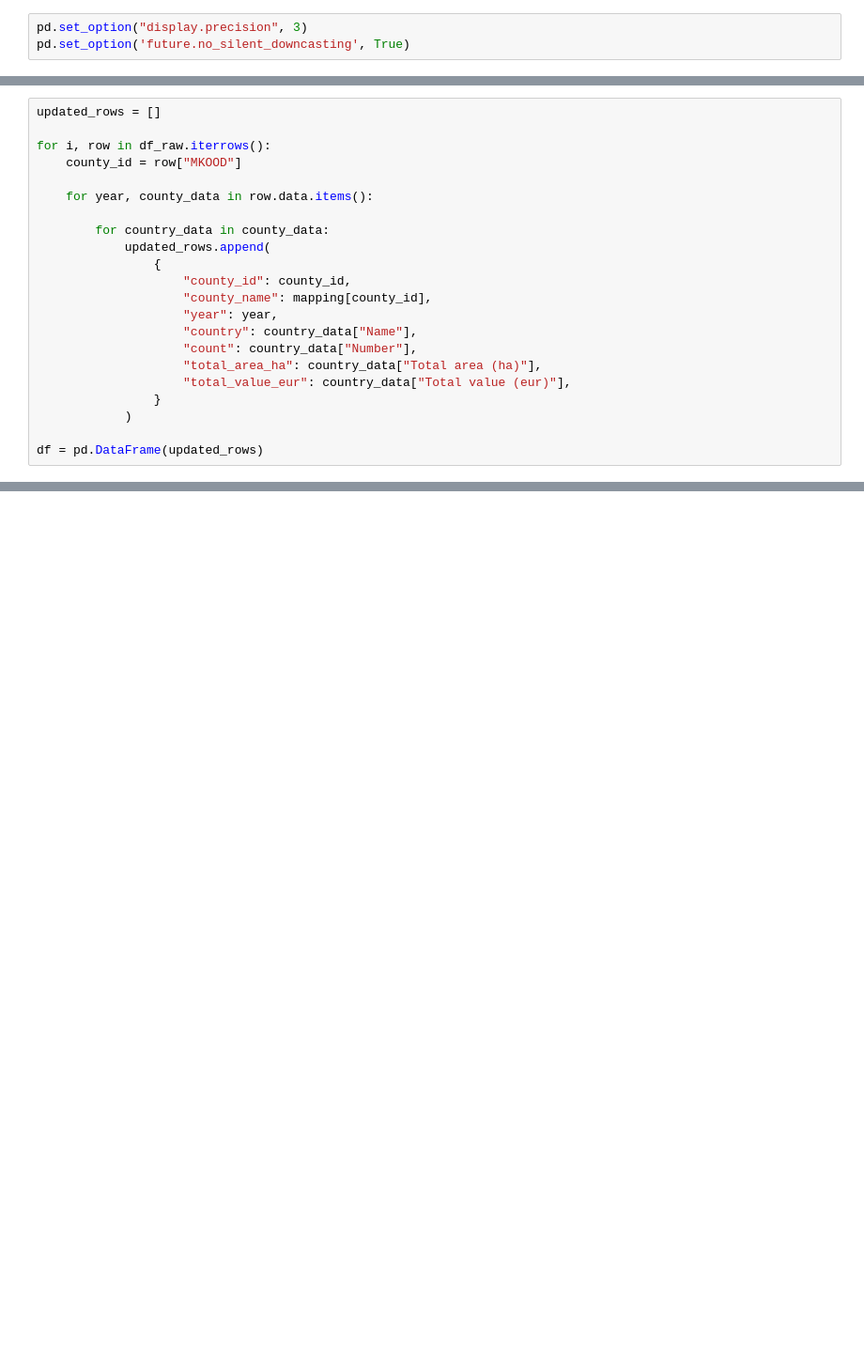
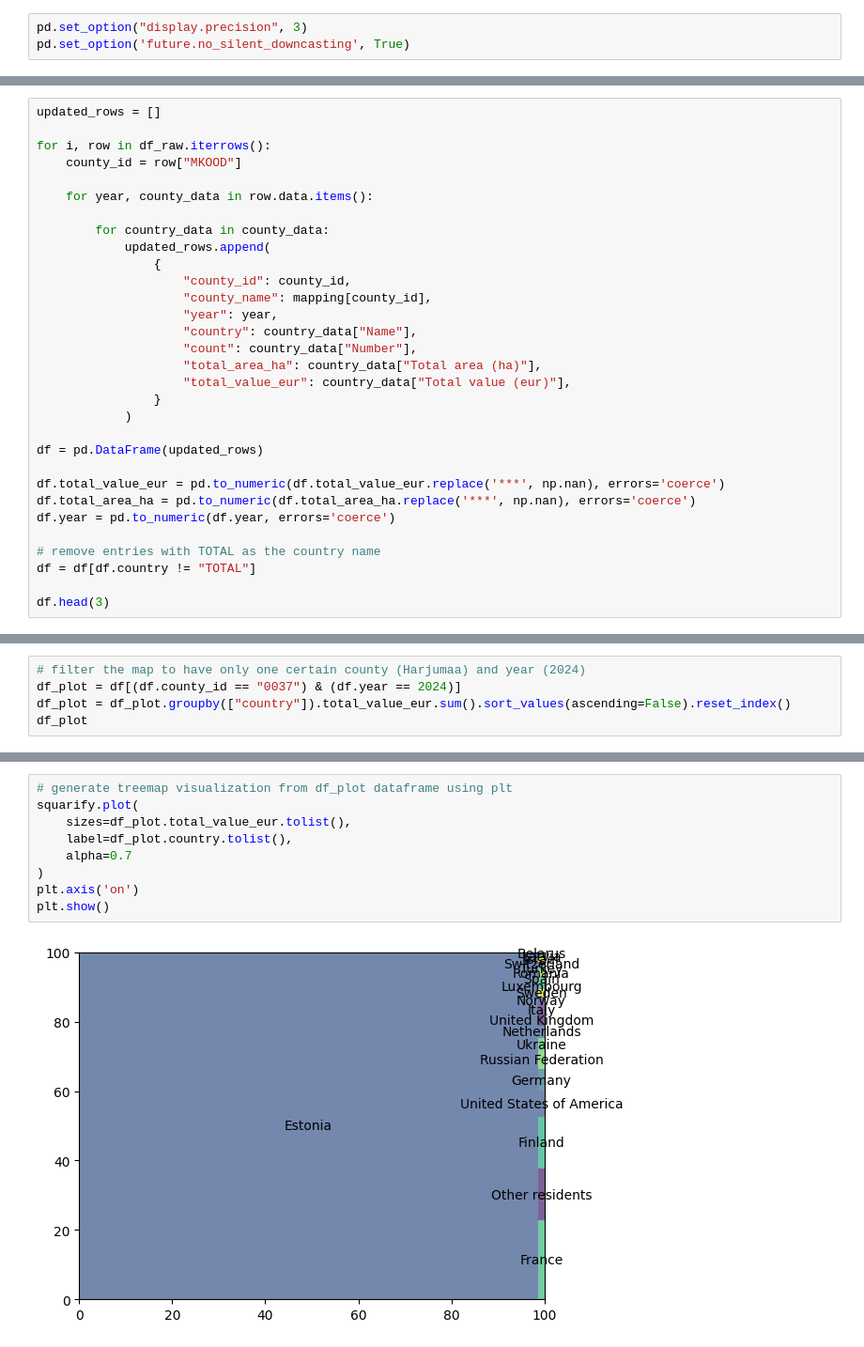
Before and after one commit to com-480-data-visualization/est-property-prices, a Jupyter notebook: notebooks/jan.ipynb, the cells around one changed output, grey strips where cells are left out. Shown at 94% size. Saved outputs shown, nothing was run; the diff lists cells and outputs as text; blank space fills up the shorter version.

```diff
--- a/notebooks/jan.ipynb
+++ b/notebooks/jan.ipynb
@@ -34,3 +74,12 @@ for i, row in df_raw.iterrows():
             )
 
 df = pd.DataFrame(updated_rows)
+
+df.total_value_eur = pd.to_numeric(df.total_value_eur.replace('***', np.nan), errors='coerce')
+df.total_area_ha = pd.to_numeric(df.total_area_ha.replace('***', np.nan), errors='coerce')
+df.year = pd.to_numeric(df.year, errors='coerce')
+
+# remove entries with TOTAL as the country name
+df = df[df.country != "TOTAL"]
+
+df.head(3)
@@ -80,0 +130,5 @@ df_transformed
+# %%
+# filter the map to have only one certain county (Harjumaa) and year (2024)
+df_plot = df[(df.county_id == "0037") & (df.year == 2024)]
+df_plot = df_plot.groupby(["country"]).total_value_eur.sum().sort_values(ascending=False).reset_index()
+df_plot
@@ -80,0 +153,11 @@ df_transformed
+# %%
+# generate treemap visualization from df_plot dataframe using plt
+squarify.plot(
+    sizes=df_plot.total_value_eur.tolist(),
+    label=df_plot.country.tolist(),
+    alpha=0.7
+)
+plt.axis('on')
+plt.show()
+# %% [output]
+[figure, added]
```
Also changed, not shown: parts of 21 cells of this notebook, 2 other files.
